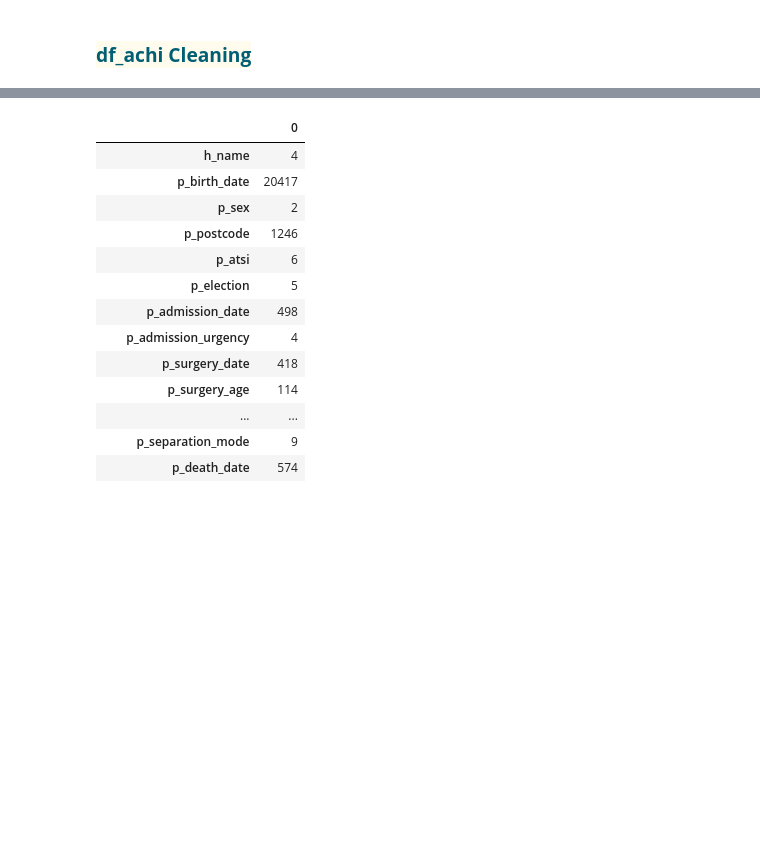
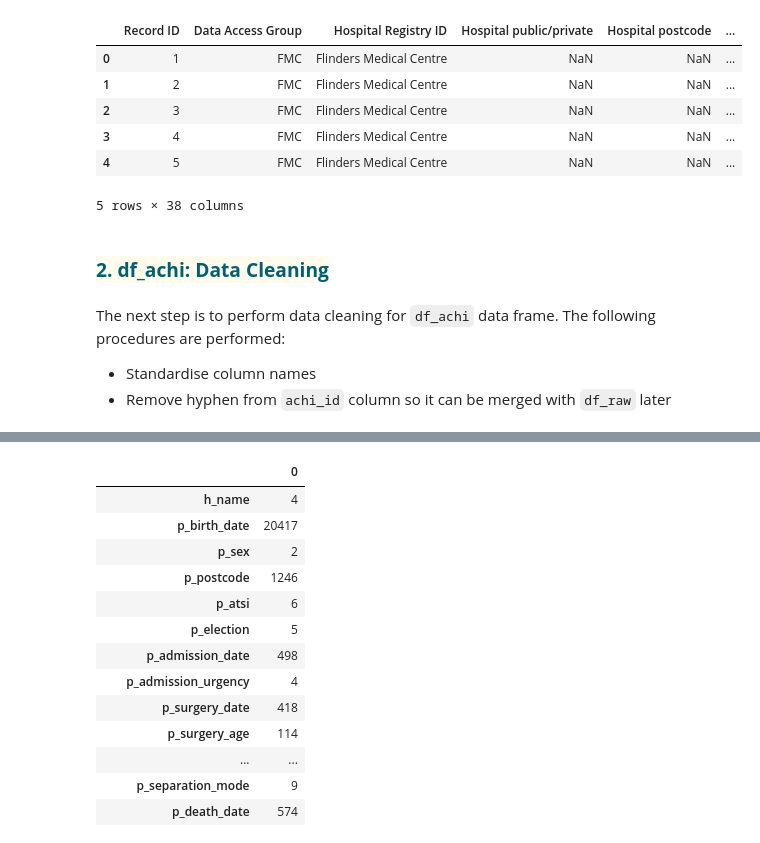
Before and after one commit to kevingiam/SurgiDash, a Jupyter notebook: wrangling.ipynb, the cells around one changed output, grey strips where cells are left out. Cells and saved outputs as stored; diff of their text form; code cells hidden in the pictures; blank space fills up the shorter version.

```diff
--- a/wrangling.ipynb
+++ b/wrangling.ipynb
@@ -12,6 +26,21 @@ df_achi = pd.read_csv(path_achi)
 # Read raw patient data
 path_raw = '/Users/kevingiam/Aspera/FIT-Anaesthetist-Patient-Registry/Patient Registry Dataset (Shared)/PCORETestData_DATA_LABELS_2022-11-03_1002.csv'
 df_raw = pd.read_csv(path_raw)
+# %%
+# First few rows of patient data
+df_raw.head()
+# %% [output]
+|  | Record ID | Data Access Group | Hospital Registry ID | Hospital public/private | Hospital postcode | ... |
+| 0 | 1 | FMC | Flinders Medical Centre | NaN | NaN | ... |
+| 1 | 2 | FMC | Flinders Medical Centre | NaN | NaN | ... |
+| 2 | 3 | FMC | Flinders Medical Centre | NaN | NaN | ... |
+| 3 | 4 | FMC | Flinders Medical Centre | NaN | NaN | ... |
+| 4 | 5 | FMC | Flinders Medical Centre | NaN | NaN | ... |
+5 rows × 38 columns
 # %% [markdown]
-### <span style='color:#005f73; font-family:Lucida Grande; background-color:#fffbed'><strong>df_achi Cleaning</strong></span>
+### <span style='color:#005f73; font-family:Lucida Grande; background-color:#fffbed'><strong>2. df_achi: Data Cleaning</strong></span>
+# %% [markdown]
+The next step is to perform data cleaning for `df_achi` data frame. The following procedures are performed:
+- Standardise column names
+- Remove hyphen from `achi_id` column so it can be merged with `df_raw` later
 # %%
```
Also changed, not shown: parts of 33 cells of this notebook, 1 other file.
